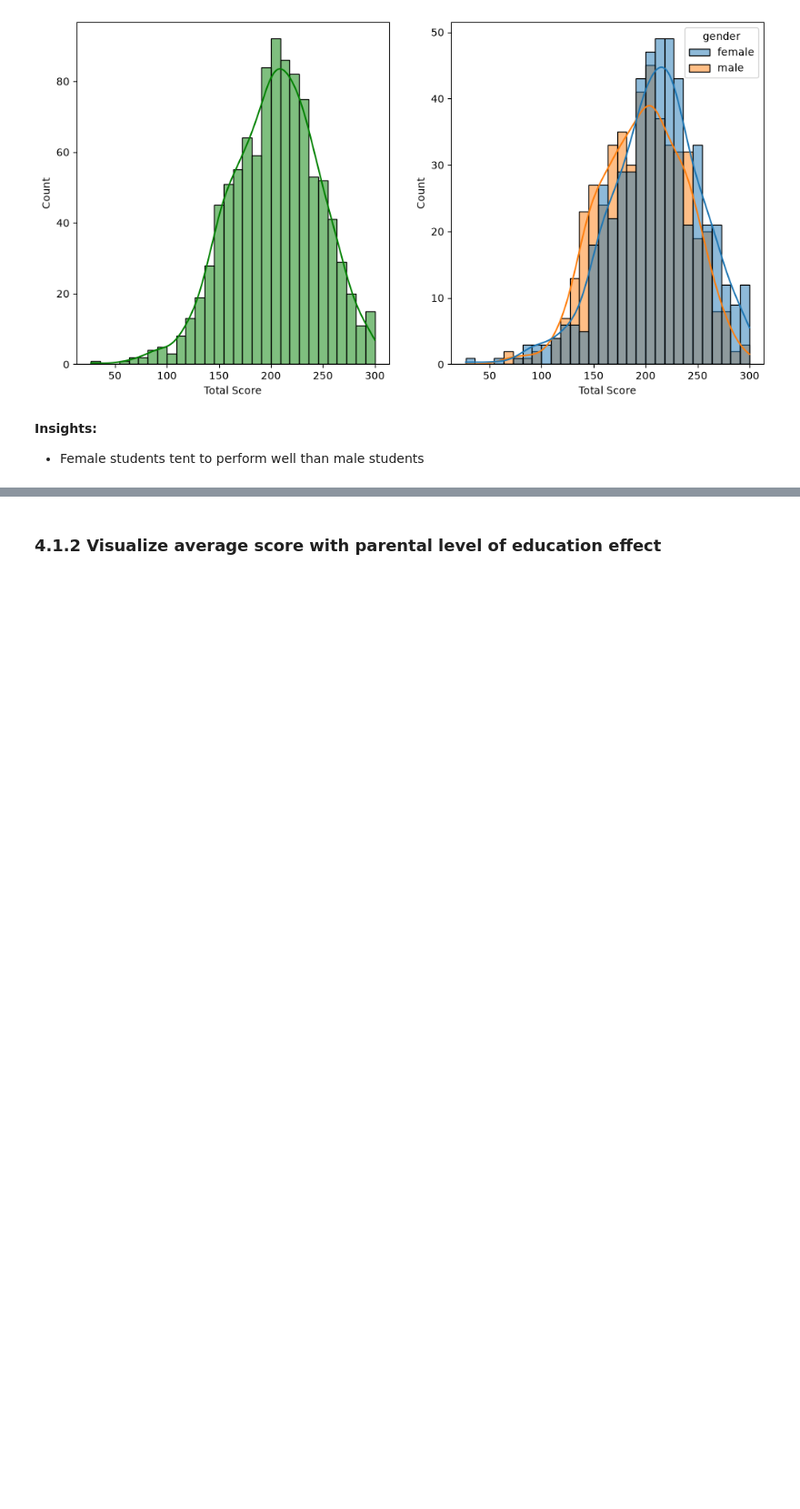
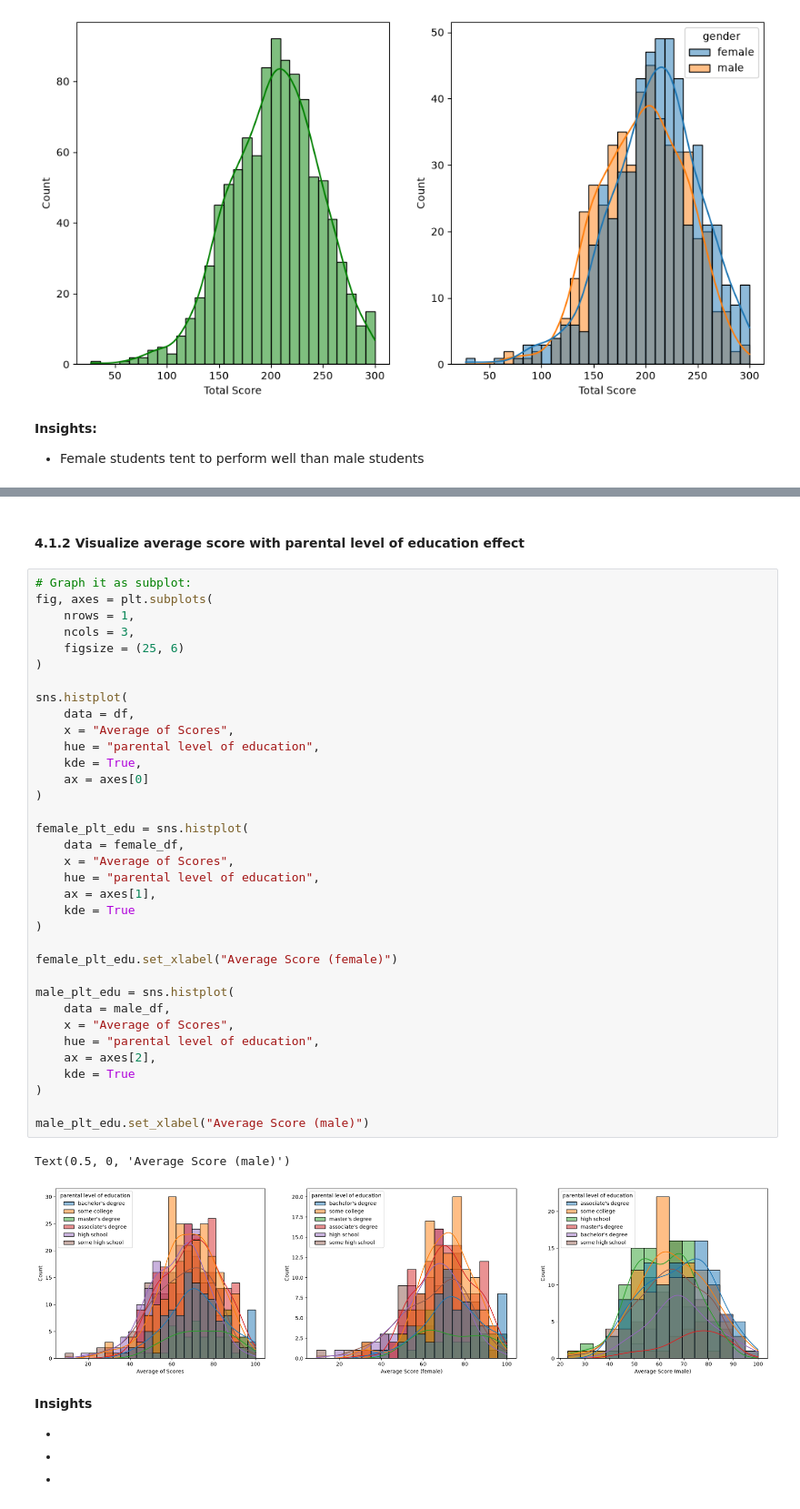
Before and after one commit to Adrinaesf/Generic-ML-Project, a Jupyter notebook: notebooks/1. EDA STUDENT PERFORMANCE.ipynb, the cells around one changed output, grey strips where cells are left out. Shown at 91% size. Drawn from its saved outputs; the diff is of its cells as text; blank space fills up the shorter version.

```diff
--- a/notebooks/1. EDA STUDENT PERFORMANCE.ipynb
+++ b/notebooks/1. EDA STUDENT PERFORMANCE.ipynb
@@ -329,3 +378,47 @@ sns.histplot(
 # %% [markdown]
-### 4.1.2 Visualize average score with parental level of education effect
+#### 4.1.2 Visualize average score with parental level of education effect
+# %%
+# Graph it as subplot:
+fig, axes = plt.subplots(
+    nrows = 1,
+    ncols = 3,
+    figsize = (25, 6)
+)
+
+sns.histplot(
+    data = df,
+    x = "Average of Scores",
+    hue = "parental level of education",
+    kde = True,
+    ax = axes[0]
+)
+
+female_plt_edu = sns.histplot(
+    data = female_df,
+    x = "Average of Scores",
+    hue = "parental level of education",
+    ax = axes[1],
+    kde = True
+)
+
+female_plt_edu.set_xlabel("Average Score (female)")
+
+male_plt_edu = sns.histplot(
+    data = male_df,
+    x = "Average of Scores",
+    hue = "parental level of education",
+    ax = axes[2],
+    kde = True
+)
+
+male_plt_edu.set_xlabel("Average Score (male)")
+# %% [output]
+Text(0.5, 0, 'Average Score (male)')
+[figure, added]
+# %% [markdown]
+**Insights**
+
+*
+*
+*
 # %% [markdown]
```
Also changed, not shown: parts of 9 cells of this notebook.
